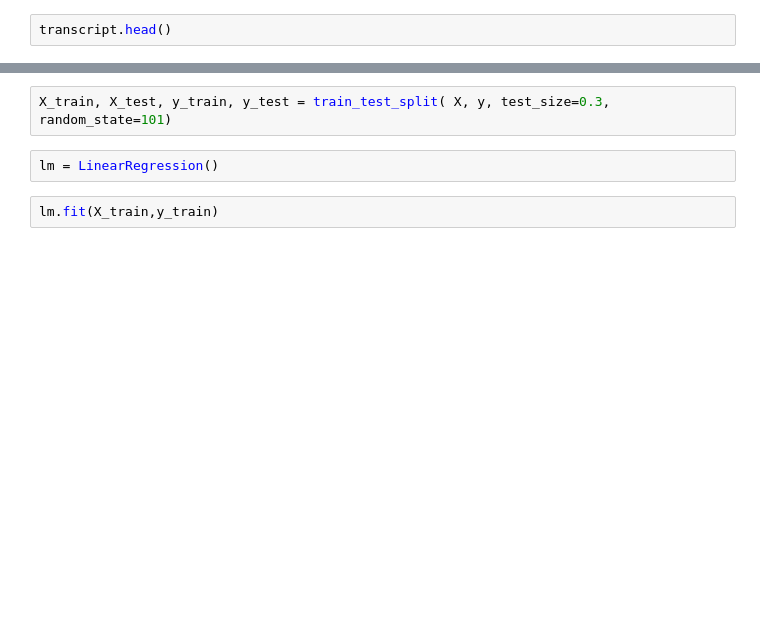
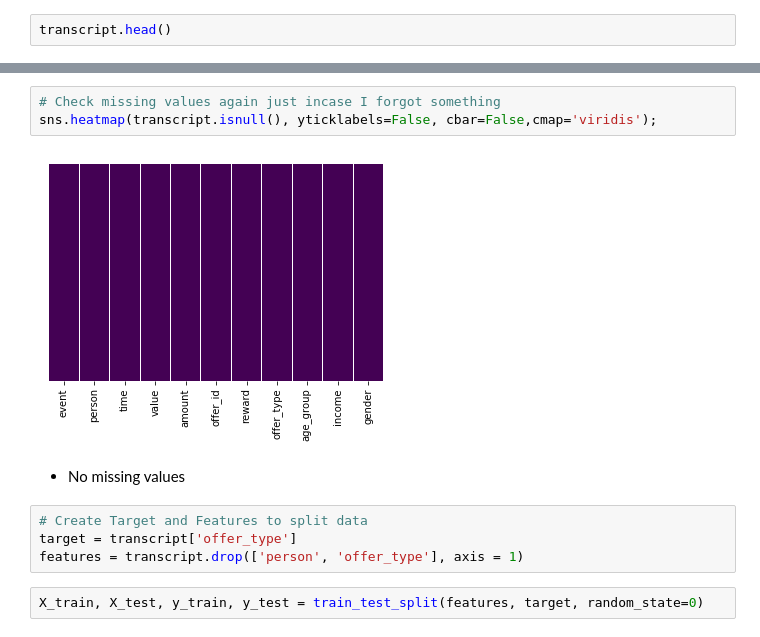
Before and after one commit to HunterKane/Starbucks-Reward-App-, a Jupyter notebook: Starbucks_Capstone_notebook-2.ipynb, the cells around one changed output, grey strips where cells are left out. Cells and saved outputs as stored; diff of their text form; blank space fills up the shorter version.

```diff
--- a/Starbucks_Capstone_notebook-2.ipynb
+++ b/Starbucks_Capstone_notebook-2.ipynb
@@ -915,6 +937,13 @@ Now data is ready to be trained and test
+# %%
+# Check missing values again just incase I forgot something
+sns.heatmap(transcript.isnull(), yticklabels=False, cbar=False,cmap='viridis');
+# %% [output]
+[figure, added]
+# %% [markdown]
+- No missing values
+# %%
+# Create Target and Features to split data
+target = transcript['offer_type']
+features = transcript.drop(['person', 'offer_type'], axis = 1)
 # %%
-X_train, X_test, y_train, y_test = train_test_split( X, y, test_size=0.3, random_state=101)
+X_train, X_test, y_train, y_test = train_test_split(features, target, random_state=0)
-# %%
-lm = LinearRegression()
-# %%
-lm.fit(X_train,y_train)
```
Also changed, not shown: parts of 28 cells of this notebook.
